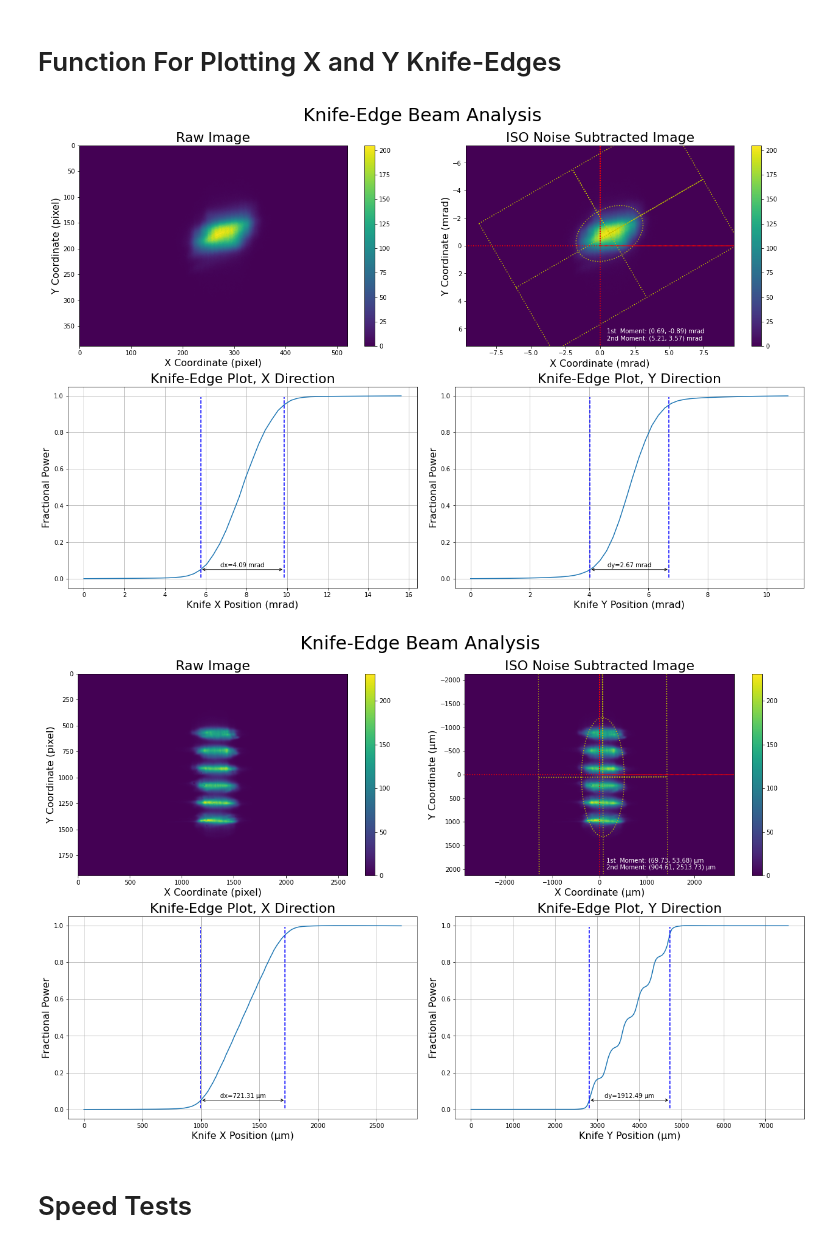
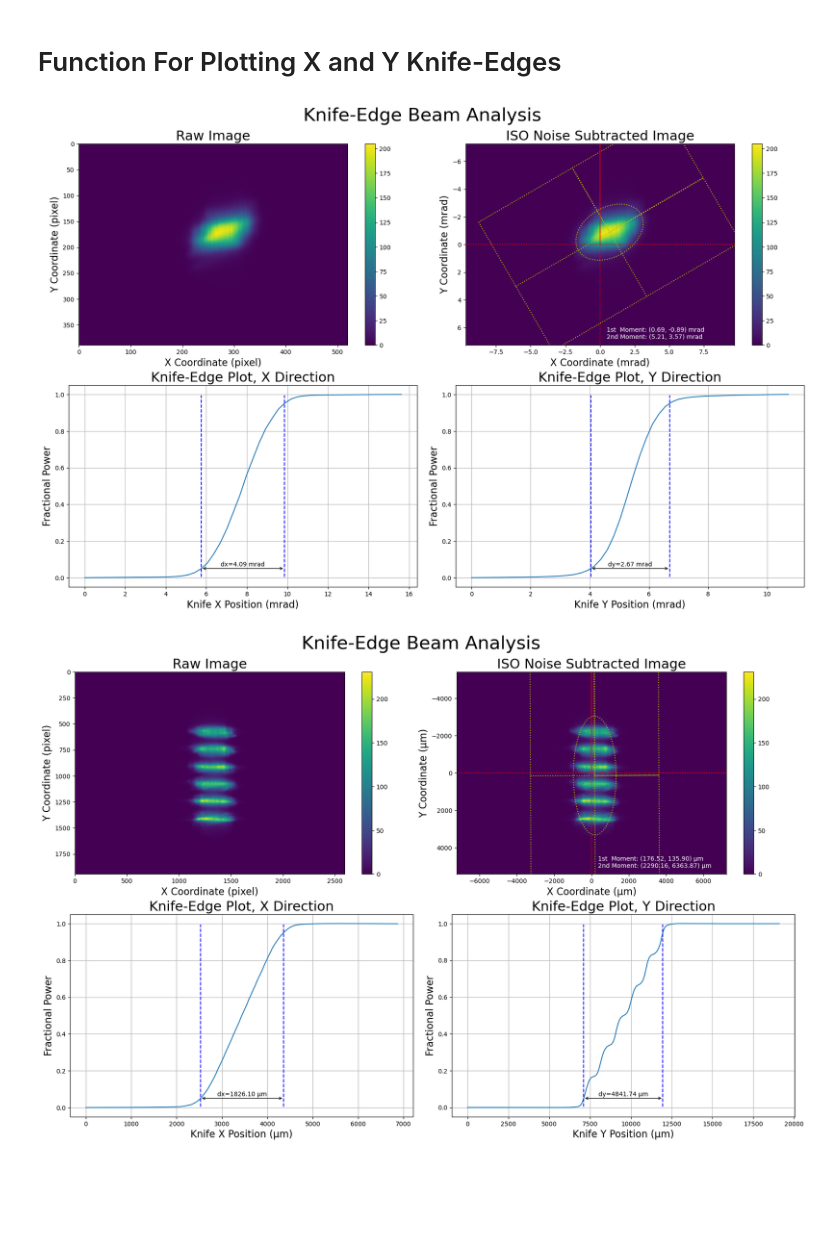
Before and after one commit to ryantro/laserbeamtools, a Jupyter notebook: docs/LBT-01-Rotated-Knife-Edges.ipynb, the cells around one changed output. Saved outputs shown, nothing was run; the diff lists cells and outputs as text; code cells hidden in the pictures; blank space fills up the shorter version.

```diff
--- a/docs/LBT-01-Rotated-Knife-Edges.ipynb
+++ b/docs/LBT-01-Rotated-Knife-Edges.ipynb
@@ -919,7 +919,7 @@ def plot_knife_edge_analysis(img, pixel_size=None, units='µm', points = 50, kep
 
     # Show distance on plot
     axs[1,0].annotate('', (bws[0] * scale, kep[0]), (bws[1] * scale, kep[0]), arrowprops={'arrowstyle': '<->'})
-    axs[1,0].text(np.average(bws) * scale, 1.1 * ke1, 'dx=%.2f %s' % ((bws[1]-bws[0]) * scale, units), va='bottom', ha='center')
+    axs[1,0].text(np.average(bws) * scale, 1.1 * kep[0], 'dx=%.2f %s' % ((bws[1]-bws[0]) * scale, units), va='bottom', ha='center')
 
     # Knife edge plots
     # --------------------------------------------------------------------------------------------------- #
@@ -937,8 +937,8 @@ def plot_knife_edge_analysis(img, pixel_size=None, units='µm', points = 50, kep
     axs[1,1].grid('on')
 
     # Plot lines
-    axs[1,1].axvline(x=bws[0] * scale, ymin=0.05, ymax=0.95, color='b', label='{:.0f}% Point'.format(ke1*100), ls='--')
-    axs[1,1].axvline(x=bws[1] * scale, ymin=0.05, ymax=0.95, color='b', label='{:.0f}% Point'.format(ke2*100), ls='--')
+    axs[1,1].axvline(x=bws[0] * scale, ymin=0.05, ymax=0.95, color='b', label='{:.0f}% Point'.format(kep[0]*100), ls='--')
+    axs[1,1].axvline(x=bws[1] * scale, ymin=0.05, ymax=0.95, color='b', label='{:.0f}% Point'.format(kep[1]*100), ls='--')
 
     # Show distance on plot
     axs[1,1].annotate('', (bws[0] * scale, kep[0]), (bws[1] * scale, kep[0]), arrowprops={'arrowstyle': '<->'})
@@ -954,11 +954,9 @@ psize = 2.2/59
 
 plot_knife_edge_analysis(img, pixel_size=psize, units='mrad')
 # %% [output]
-[figure, old version]
+[figure, new version]
 # %%
 img = load_img('nf_100_1234.bmp')
-plot_knife_edge_analysis(img, pixel_size=2.2, points=200)
+plot_knife_edge_analysis(img, pixel_size=2.2 / 0.395, points=200)
 # %% [output]
-[figure, old version]
+[figure, new version]
-# %% [markdown]
-# Speed Tests
```
Also changed, not shown: parts of 10 cells of this notebook, 3 other files.
